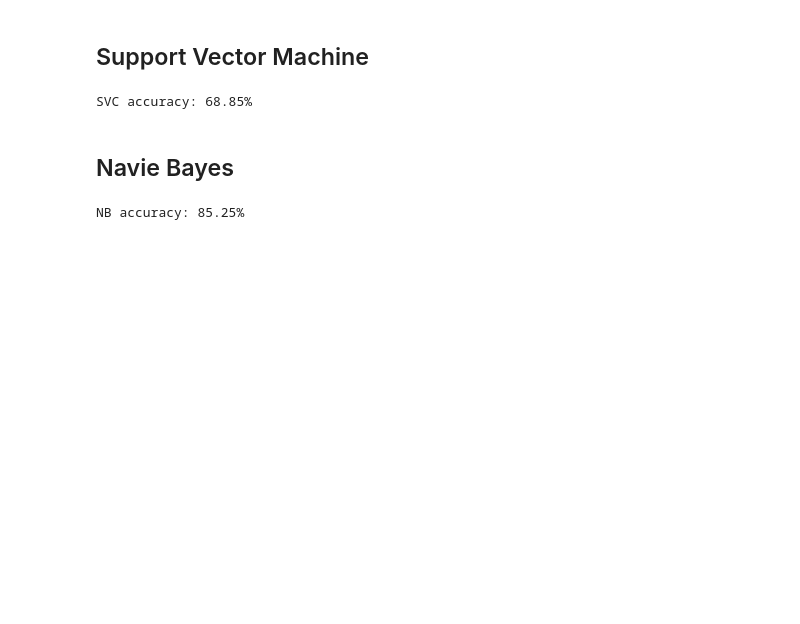
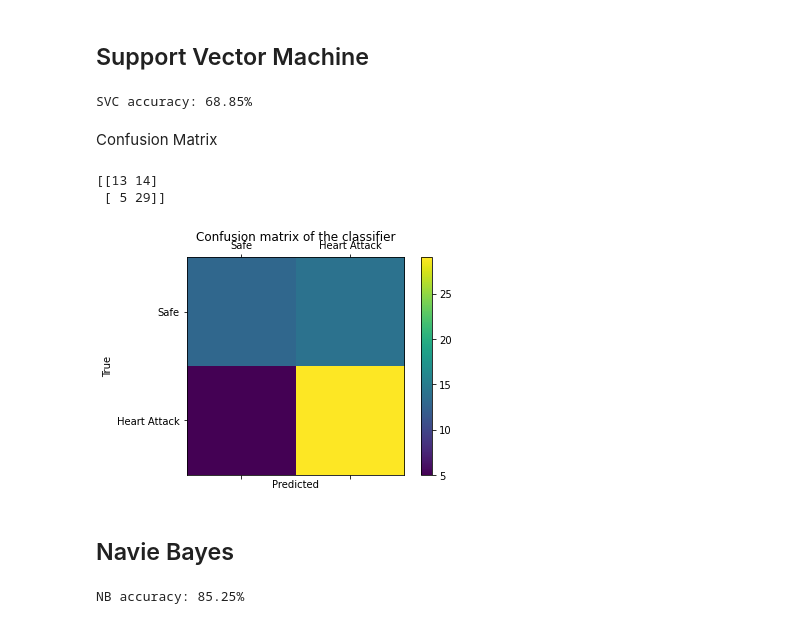
Before and after one commit to hidayatarg/HeartDiseasePrediction-MachineLearning, a Jupyter notebook: Presence of Heart Disease Machine Learning.ipynb, the cells around one changed output. Drawn from its saved outputs; the diff is of its cells as text; code cells hidden in the pictures; blank space fills up the shorter version.

```diff
--- a/Presence of Heart Disease Machine Learning.ipynb
+++ b/Presence of Heart Disease Machine Learning.ipynb
@@ -263,9 +334,20 @@ Next we check support vector machine
 from sklearn.svm import SVC
 svm = SVC(random_state = 1)
 svm.fit(x_train, y_train)
+svm_predictions = svm.predict(x_test)
 print("SVC accuracy: {:.2f}%".format(svm.score(x_test, y_test)*100))
 # %% [output]
 SVC accuracy: 68.85%
+# %% [markdown]
+Confusion Matrix
+# %%
+cm = confusion_matrix(y_test, svm_predictions)
+print(cm)
+createConfusionMatrix(cm,labels)
+# %% [output]
+[[13 14]
+ [ 5 29]]
+[figure, added]
 # %% [markdown]
 ## Navie Bayes
 # %%
```
Also changed, not shown: parts of 30 cells of this notebook.
